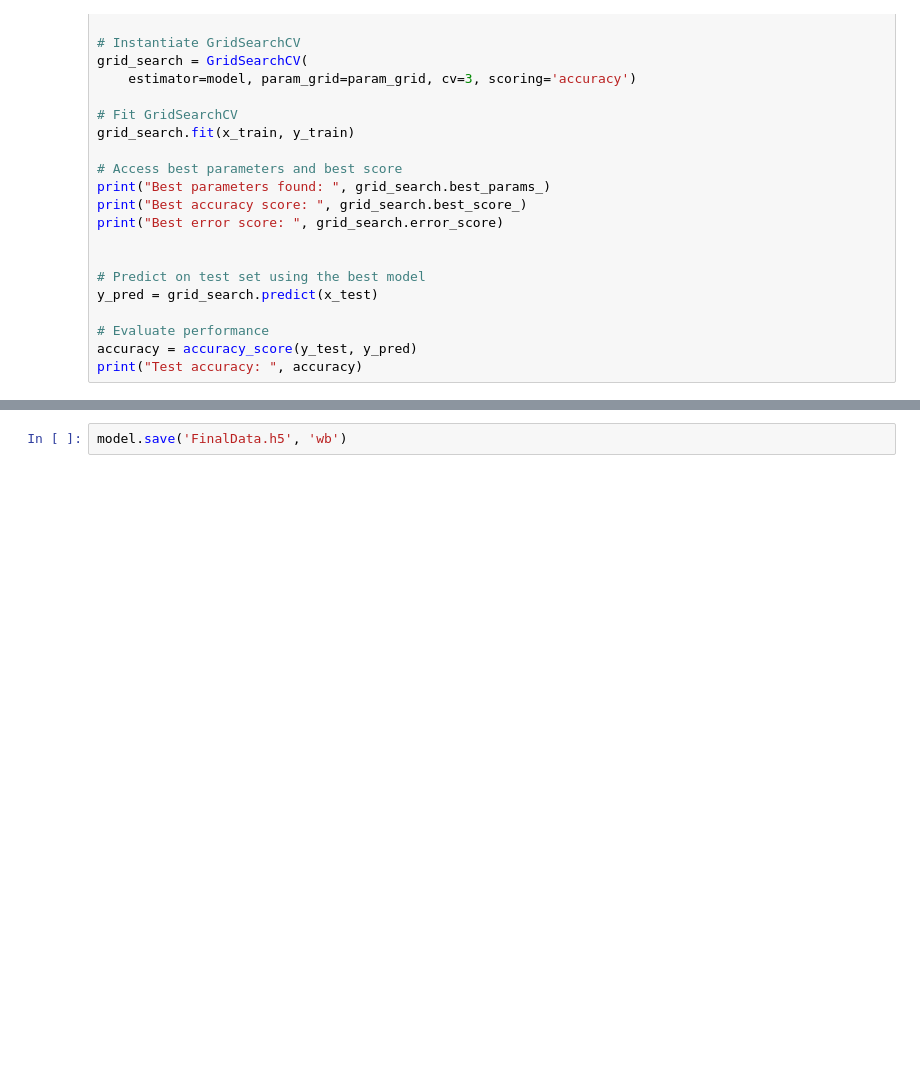
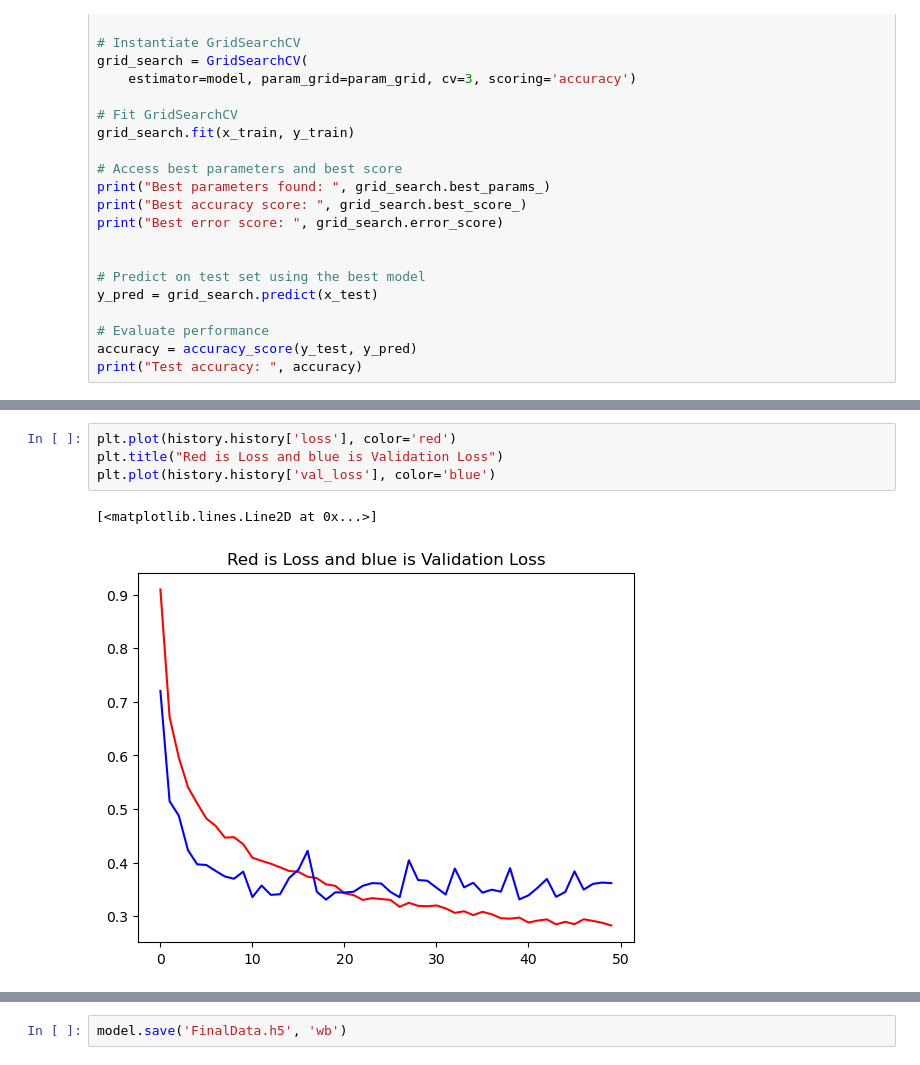
Before and after one commit to Moomad0373/Football-Predicting, a Jupyter notebook: Train_model.ipynb, the cells around one changed output, grey strips where cells are left out. Drawn from its saved outputs; the diff is of its cells as text; blank space fills up the shorter version.

```diff
--- a/Train_model.ipynb
+++ b/Train_model.ipynb
@@ -261 +276,8 @@ KeyboardInterrupt:
+# %%
+plt.plot(history.history['loss'], color='red')
+plt.title("Red is Loss and blue is Validation Loss")
+plt.plot(history.history['val_loss'], color='blue')
+# %% [output]
+[<matplotlib.lines.Line2D at 0x...>]
+[figure, added]
 # %%
```
Also changed, not shown: parts of 22 cells of this notebook, 17 other files.
